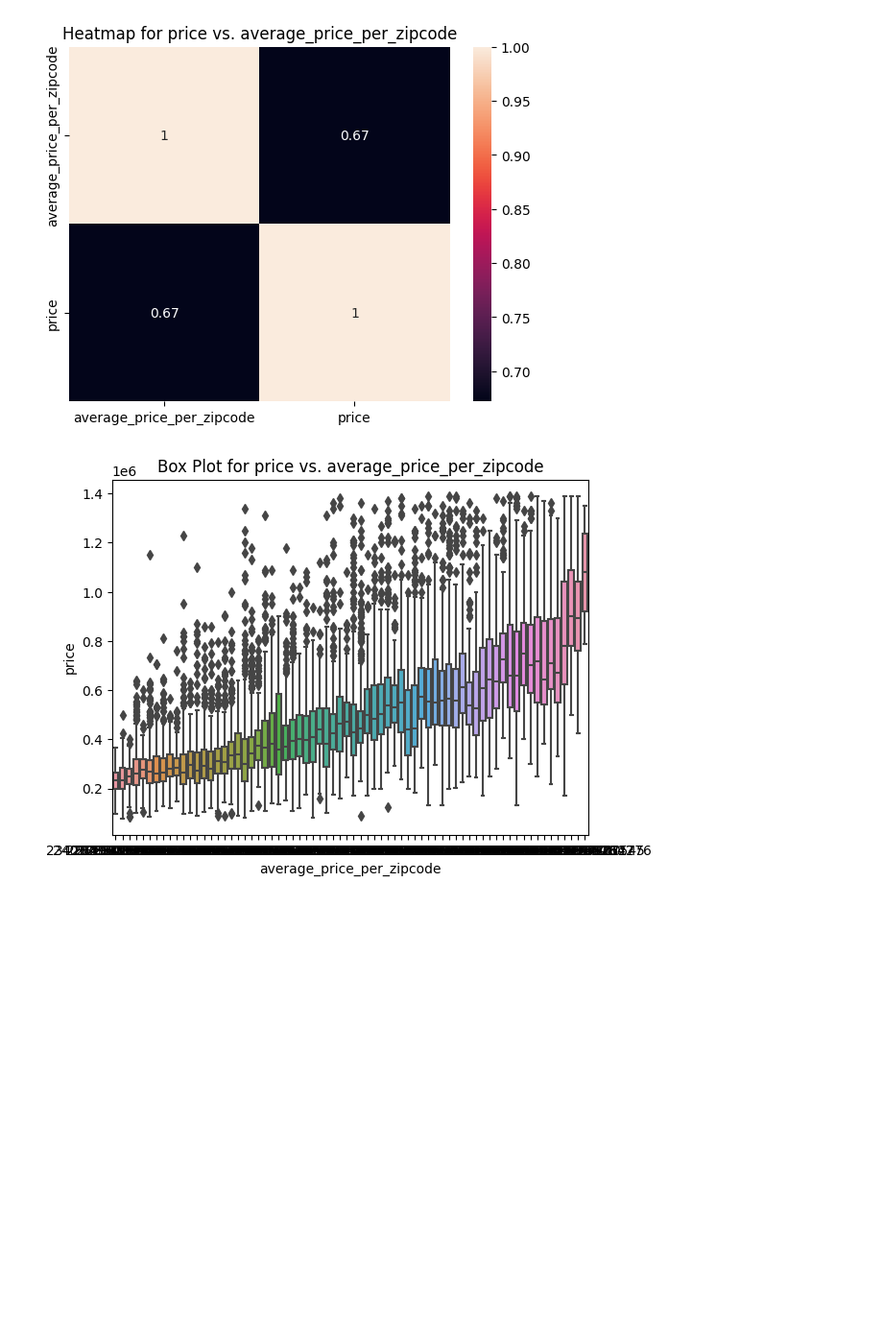
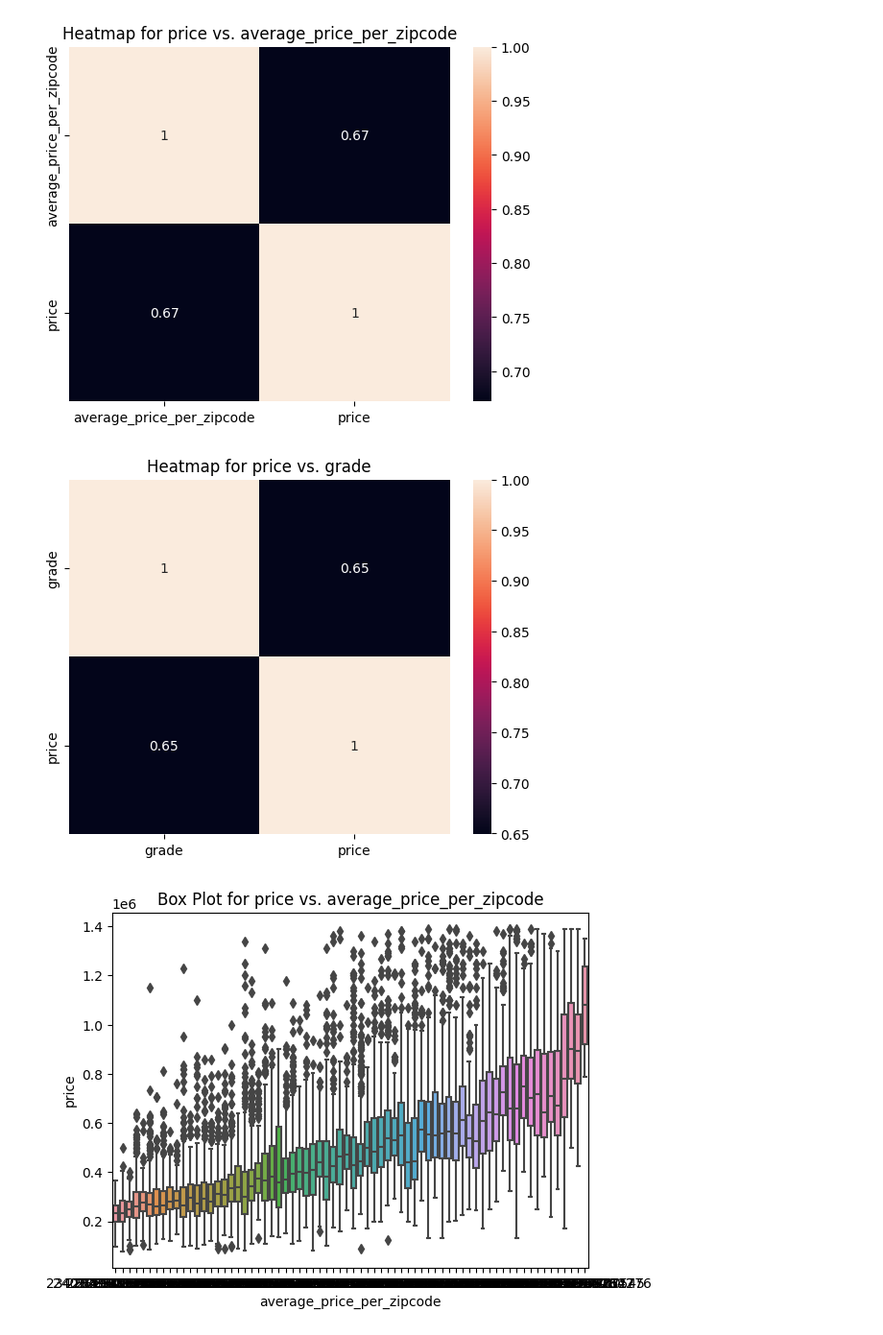
Before and after one commit to robbymumo/DSF-FT06-GROUP-2-PHASE---PROJECT, a Jupyter notebook: student.ipynb, the cells around one changed output. Shown at 96% size. Drawn from its saved outputs; the diff is of its cells as text; code cells hidden in the pictures; blank space fills up the shorter version.

```diff
--- a/student.ipynb
+++ b/student.ipynb
@@ -1204,6 +1204,11 @@ def create_bivariate_plot(df, plot_type, x_column, y_column, fit_reg=False):
 create_bivariate_plot(filtered_df, plot_type='heatmap', x_column='average_price_per_zipcode', y_column='price', fit_reg=True)
 # %% [output]
 [figure]
+# %%
+# Create a scatter plot for 'sqft_living' vs. 'price'
+create_bivariate_plot(filtered_df, plot_type='heatmap', x_column='grade', y_column='price', fit_reg=True)
+# %% [output]
+[figure, added]
 # %%
 
 # Create a scatter plot for 'sqft_living' vs. 'price'
```
Also changed, not shown: parts of 1 cell of this notebook.
